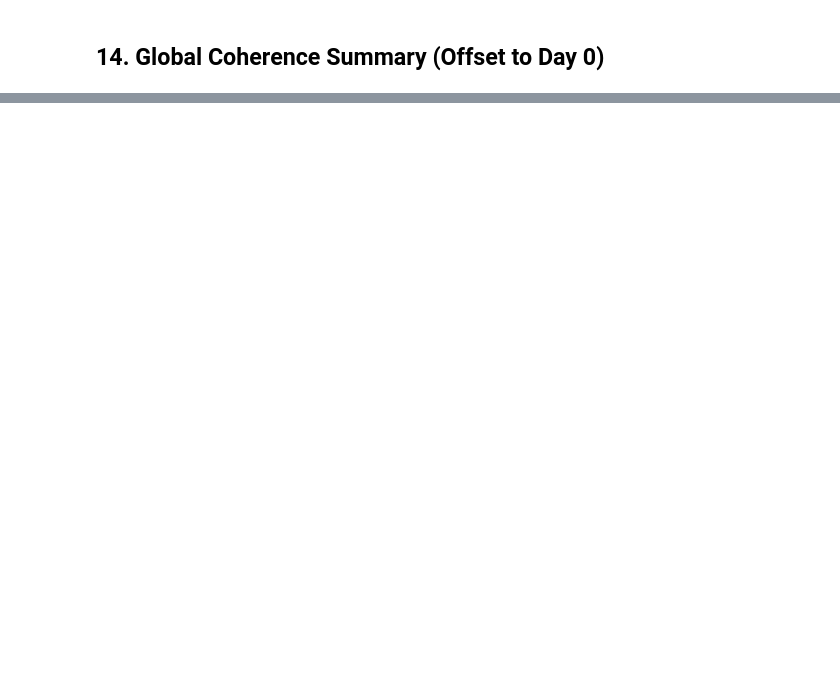
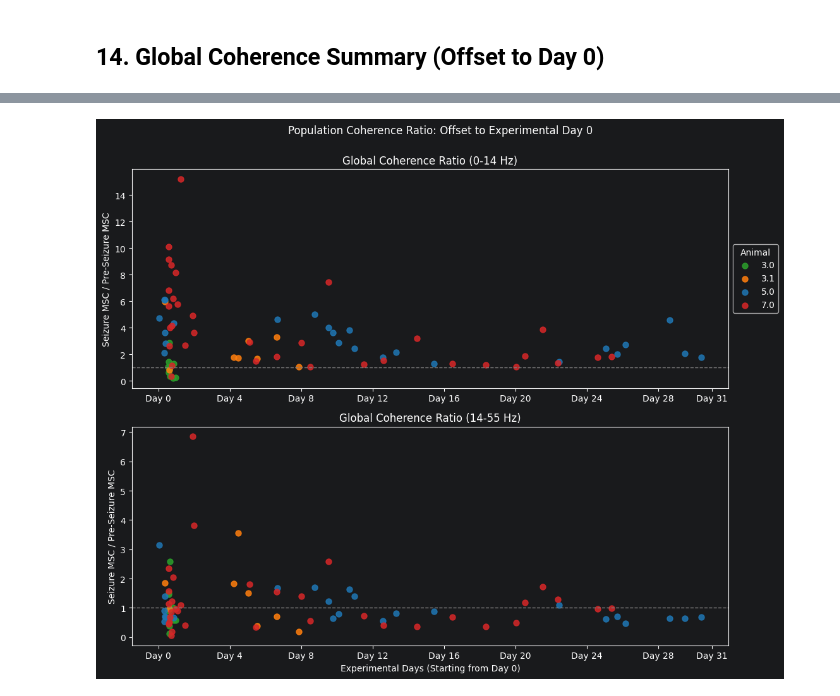
Before and after one commit to olmsteadv5/epileptogenesis-analysis, a Jupyter notebook: main.ipynb, the cells around one changed output, grey strips where cells are left out. Saved outputs shown, nothing was run; the diff lists cells and outputs as text; code cells hidden in the pictures; blank space fills up the shorter version.

```diff
--- a/main.ipynb
+++ b/main.ipynb
@@ -318,0 +411,7 @@ plt.close(fig)
+# %%
+fig = P.plot_coherence_ratio_global_summary(norm_coh, COH_BAND_LOW_HZ, COH_BAND_HIGH_HZ)
+fig.savefig(os.path.join(COHERENCE_SUMMARY_OUTPUT_DIR, "Global_Coherence_Ratio.png"))
+display(fig)
+plt.close(fig)
+# %% [output]
+[figure, added]
```
Also changed, not shown: parts of 6 cells of this notebook, 1 other file.
